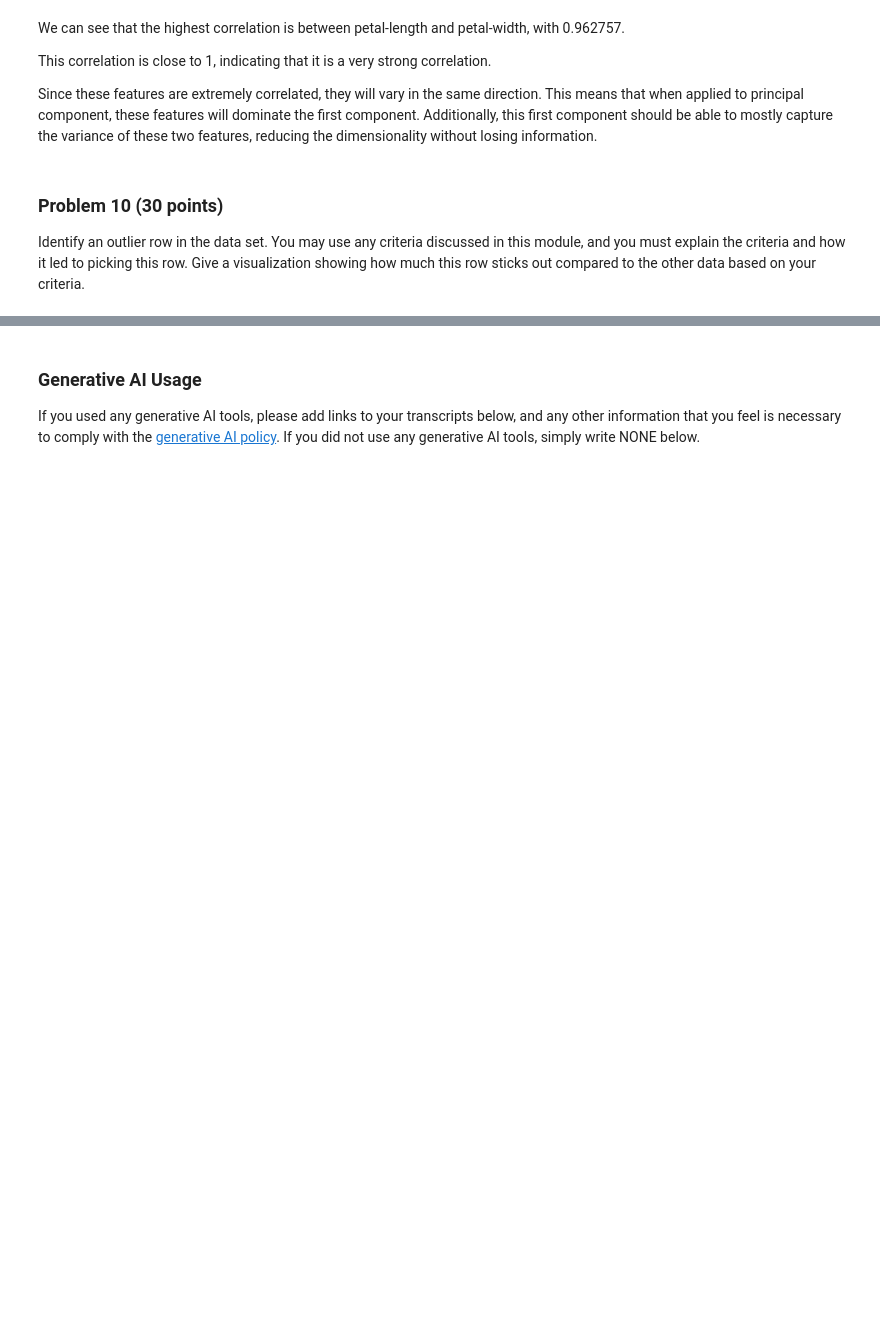
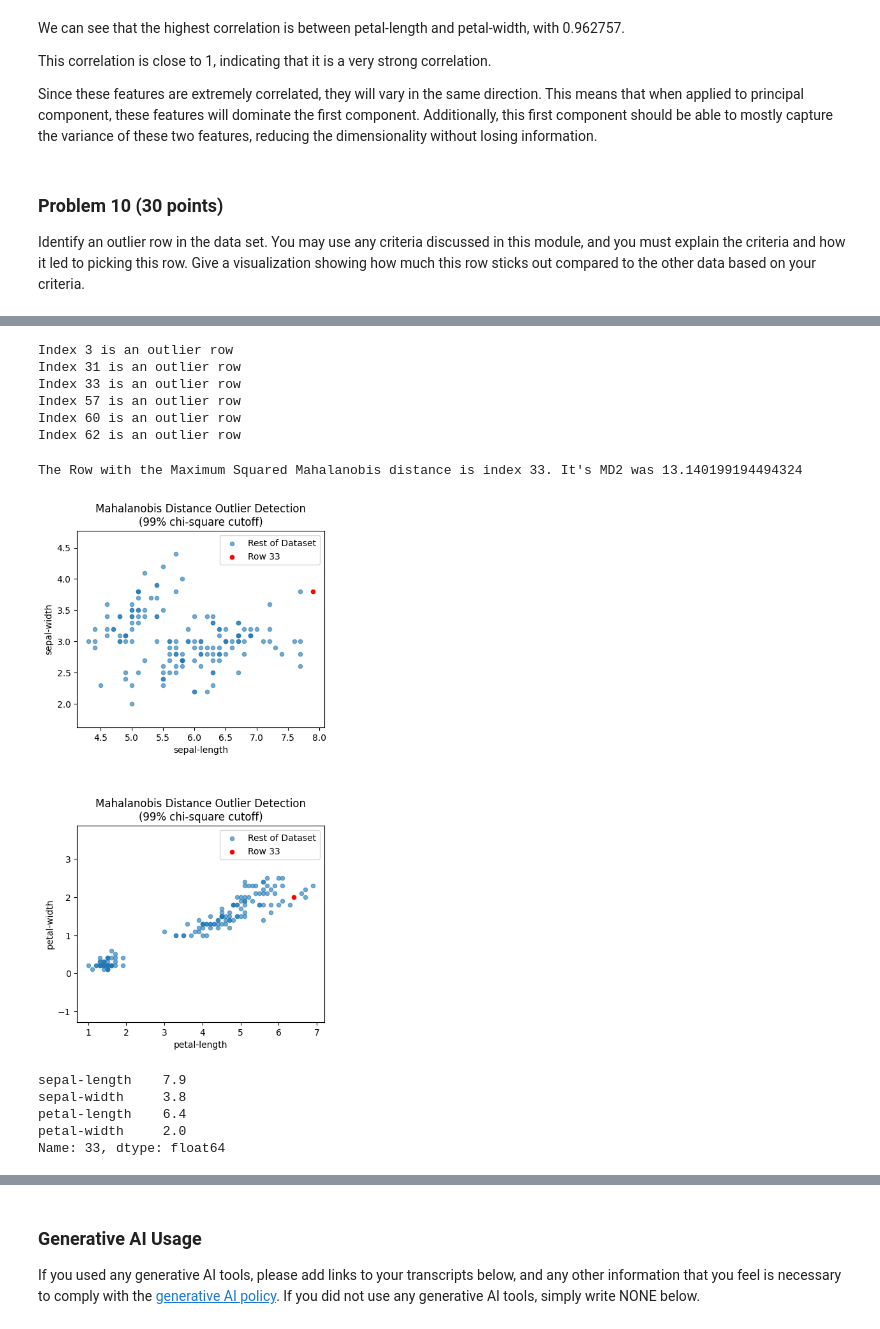
Before and after one commit to calebhadley1/dx601-final-project, a Jupyter notebook: project.ipynb, the cells around one changed output, grey strips where cells are left out. Cells and saved outputs as stored; diff of their text form; code cells hidden in the pictures; blank space fills up the shorter version.

```diff
--- a/project.ipynb
+++ b/project.ipynb
@@ -529,0 +521,62 @@ In the low end of petal-width values, with a zscore of -1.050031. The min and ma
+# %%
+for i, item in enumerate(outliers):
+    if item:
+        print(f"Index {i} is an outlier row")
+# %% [output]
+Index 3 is an outlier row
+Index 31 is an outlier row
+Index 33 is an outlier row
+Index 57 is an outlier row
+Index 60 is an outlier row
+Index 62 is an outlier row
+# %%
+# Finding the Max
+max = 0
+max_index = 0
+for i, item in enumerate(MD2):
+    if item > max:
+        max = item
+        max_index = i
+print(f"The Row with the Maximum Squared Mahalanobis distance is index {max_index}. It's MD2 was {max}")
+# %% [output]
+The Row with the Maximum Squared Mahalanobis distance is index 33. It's MD2 was 13.140199194494324
+# %%
+outlier_row = X.iloc[33]
+remaining_X = X.drop(33)
+
+
+plt.figure(figsize=(5, 10))
+
+plt.subplot(2, 1, 1)
+plt.scatter(remaining_X["sepal-length"], remaining_X["sepal-width"],
+            alpha=0.6, label="Rest of Dataset",s=20)
+plt.scatter(outlier_row["sepal-length"], outlier_row["sepal-width"],
+            c="red",  label="Row 33",s=20)
+plt.xlabel("sepal-length")
+plt.ylabel("sepal-width")
+plt.title("Mahalanobis Distance Outlier Detection\n(99% chi-square cutoff)")
+plt.legend()
+plt.axis("equal")
+
+plt.subplot(2, 1, 2)
+plt.scatter(remaining_X["petal-length"], remaining_X["petal-width"],
+            alpha=0.6, label="Rest of Dataset",s=20)
+plt.scatter(outlier_row["petal-length"], outlier_row["petal-width"],
+            c="red",  label="Row 33",s=20)
+plt.xlabel("petal-length")
+plt.ylabel("petal-width")
+plt.title("Mahalanobis Distance Outlier Detection\n(99% chi-square cutoff)")
+plt.legend()
+plt.axis("equal")
+
+plt.subplots_adjust(hspace=.5)
+# %% [output]
+[figure, added]
+# %%
+X.iloc[33]
+# %% [output]
+sepal-length    7.9
+sepal-width     3.8
+petal-length    6.4
+petal-width     2.0
+Name: 33, dtype: float64
```
Also changed, not shown: parts of 18 cells of this notebook.
